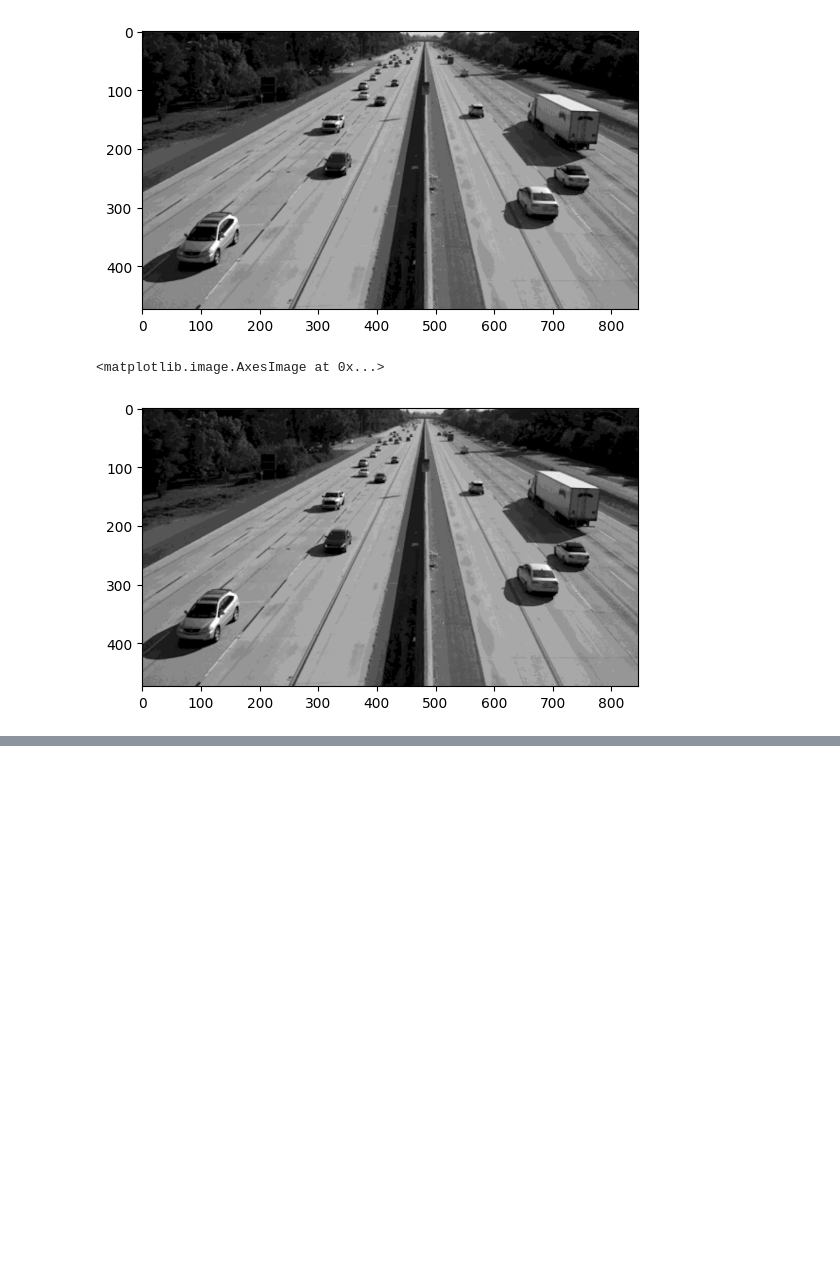
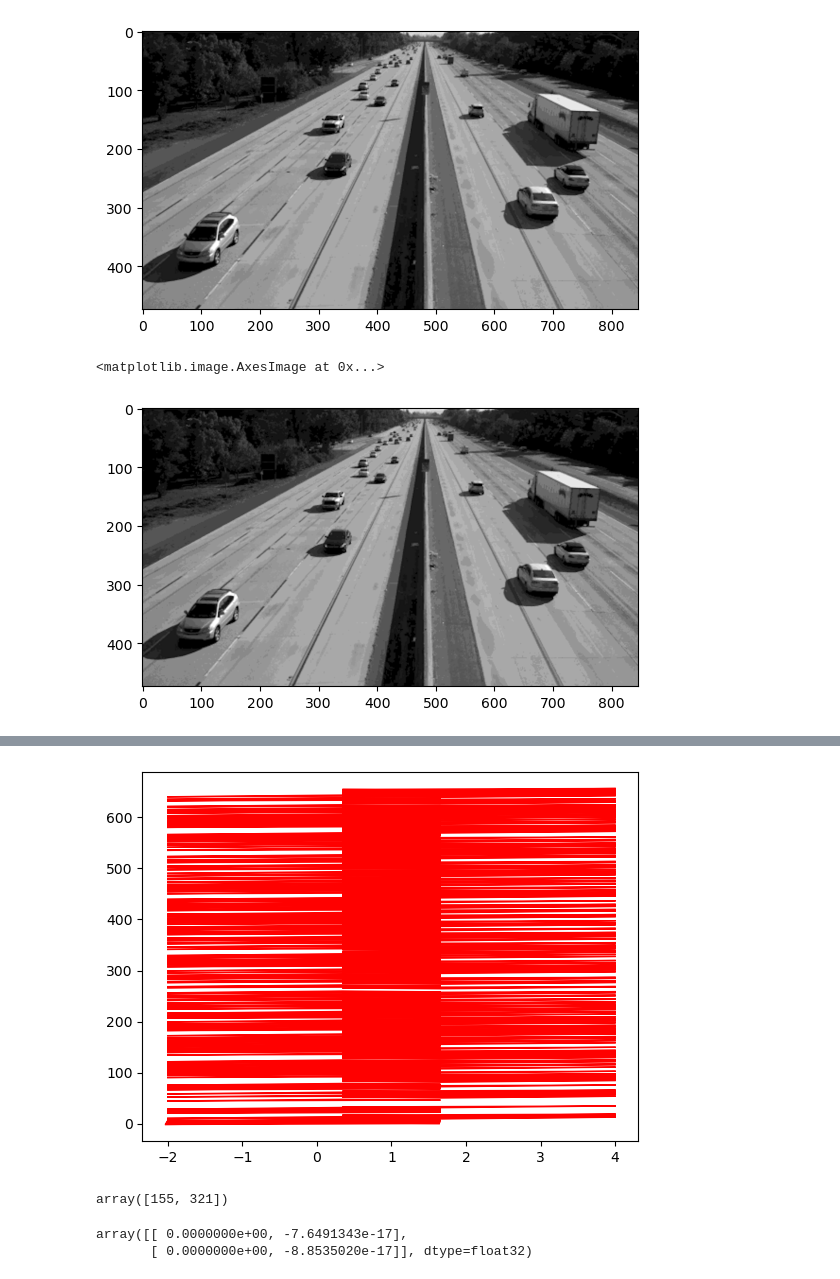
Before and after one commit to Souniz/TPSD_S6, a Jupyter notebook: TAI/PJean/FlowOptique.ipynb, the cells around one changed output, grey strips where cells are left out. Drawn from its saved outputs; the diff is of its cells as text; code cells hidden in the pictures; blank space fills up the shorter version.

```diff
--- a/TAI/PJean/FlowOptique.ipynb
+++ b/TAI/PJean/FlowOptique.ipynb
@@ -34,0 +50,22 @@ error: OpenCV(4.9.0) :-1: error: (-5:Bad argument) in function 'circle'
+# %%
+flow=cv.calcOpticalFlowFarneback(corner1,corner2, None, 0.5, 3, 15, 5, 7, 1.5, 0)
+# %%
+u=np.array([i[0] for i in flow])
+v=np.array([i[1] for i in flow])
+# %%
+S=np.shape(corner1)
+for i in range(S[0]):
+        for j in range(S[1]):
+            if abs(u[i,j])>1e-16 or abs(v[i,j])>1e-16:
+                plt.arrow(j,i,15*v[i,j],15*u[i,j], head_width = 2, head_length = 4, color = "r")
+# %% [output]
+[figure, added]
+# %%
+corner1[0]
+# %% [output]
+array([155, 321])
+# %%
+flow[0]
+# %% [output]
+array([[ 0.0000000e+00, -7.6491343e-17],
+       [ 0.0000000e+00, -8.8535020e-17]], dtype=float32)
```
Also changed, not shown: parts of 8 cells of this notebook, 13 other files.
